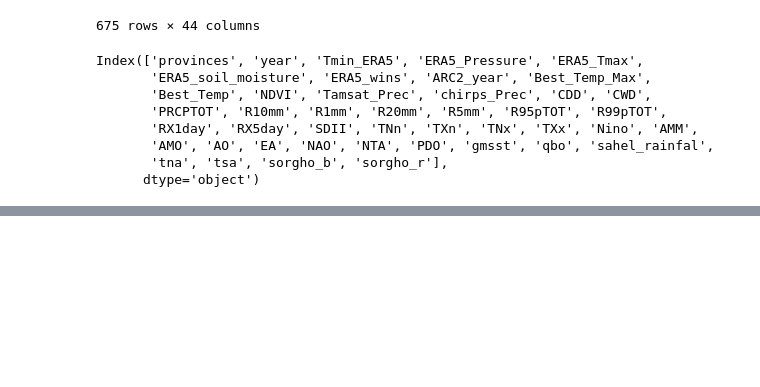
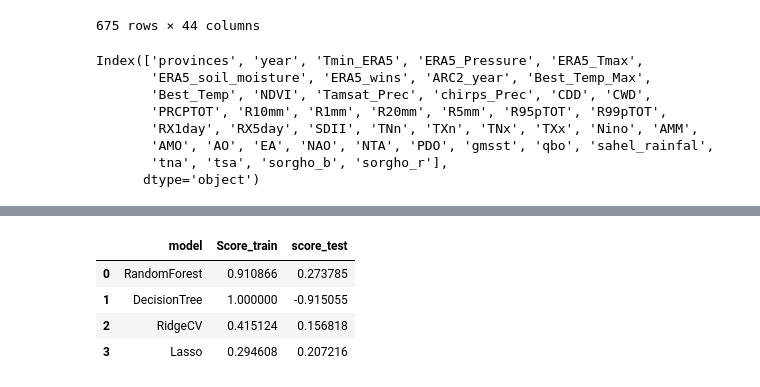
Before and after one commit to wamanagba/Crop_yield, a Jupyter notebook: python/dern/Sorgho_national_01.ipynb, the cells around one changed output, grey strips where cells are left out. Drawn from its saved outputs; the diff is of its cells as text; code cells hidden in the pictures; blank space fills up the shorter version.

```diff
--- a/python/dern/Sorgho_national_01.ipynb
+++ b/python/dern/Sorgho_national_01.ipynb
@@ -37,0 +106,51 @@ Index(['provinces', 'year', 'Tmin_ERA5', 'ERA5_Pressure', 'ERA5_Tmax',
+# %%
+def model(df,n,predicteur,var):
+    pred=df[predicteur]
+    y=df[var]
+    dum = pd.get_dummies(df[c0],drop_first=True)
+    X=pd.concat([dum,pred],axis=1)
+    X_train, X_test, y_train, y_test = train_test_split(X, y,test_size=0.2,random_state=n)
+
+    model1 = RidgeCV()
+    model2 = Lasso(normalize=True, tol=1e-3)
+    model3 = RandomForestRegressor(n_estimators = 2000,max_depth=82)
+    model4 = DecisionTreeRegressor(max_depth=80)
+
+    model1.fit(X_train, y_train)
+    model2.fit(X_train, y_train)
+    model3.fit(X_train, y_train)
+    model4.fit(X_train, y_train)
+
+    train_RidgeCV=model1.score(X_train, y_train)
+    test_RidgeCV=model1.score(X_test, y_test)
+
+    train_LassoCV=model2.score(X_train, y_train)
+    test_LassoCV=model2.score(X_test, y_test)
+
+    train_RandomForest=model3.score(X_train, y_train)
+    test_RandomForest=model3.score(X_test, y_test)
+
+    train_DecisionTree=model4.score(X_train, y_train)
+    test_DecisionTree=model4.score(X_test, y_test)
+
+
+    data = {'model': ['RandomForest', 'DecisionTree', 'RidgeCV', 'Lasso'],
+        'Score_train': [train_RandomForest, train_DecisionTree, train_RidgeCV, train_LassoCV],
+        'score_test': [test_RandomForest, test_DecisionTree, test_RidgeCV, test_LassoCV]
+        }
+
+   # data = {'model': ['RandomForest', 'DecisionTree'],
+     #   'Score_train': [train_RandomForest, train_DecisionTree],
+     #   'score_test': [test_RandomForest, test_DecisionTree]
+     #   }
+
+    d = pd.DataFrame(data)
+    return d
+# %%
+model(dt,3,meteo,'sorgho_b')
+# %% [output]
+|  | model | Score_train | score_test |
+| 0 | RandomForest | 0.910866 | 0.273785 |
+| 1 | DecisionTree | 1.000000 | -0.915055 |
+| 2 | RidgeCV | 0.415124 | 0.156818 |
+| 3 | Lasso | 0.294608 | 0.207216 |
```
Also changed, not shown: parts of 23 cells of this notebook.
